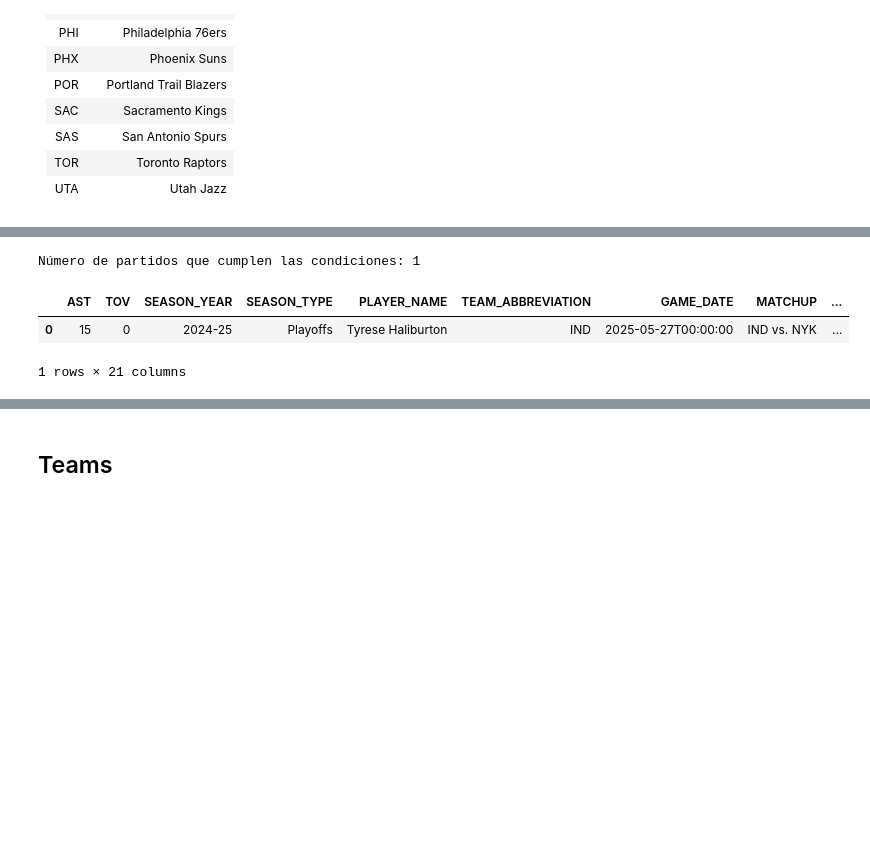
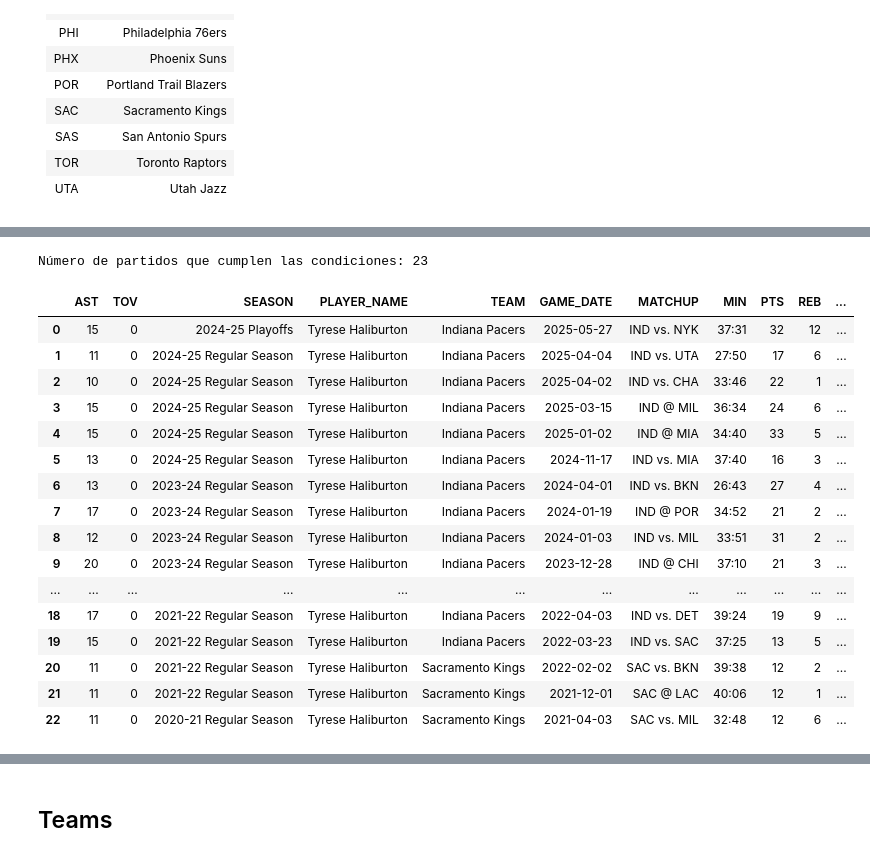
Before and after one commit to joanmii/nba_agent, a Jupyter notebook: nba_toolbox.ipynb, the cells around one changed output, grey strips where cells are left out. Drawn from its saved outputs; the diff is of its cells as text; code cells hidden in the pictures; blank space fills up the shorter version.

```diff
--- a/nba_toolbox.ipynb
+++ b/nba_toolbox.ipynb
@@ -671,17 +796,31 @@ def get_player_games(player_name: str, season: str = None, season_type: str = No
 
         df = pd.concat(all_logs, ignore_index=True) if all_logs else pd.DataFrame()
 
-    # Si se solicita, limitar a los últimos `last_x` partidos
+    if not df.empty:
+        df['GAME_DATE'] = pd.to_datetime(df['GAME_DATE']).dt.date
+        df['MIN'] = df['MIN_SEC']
+        df['SEASON_YEAR'] = df['SEASON_YEAR'] + ' ' + df['SEASON_TYPE']
+        df = df.drop_duplicates(subset=['GAME_ID'], keep='first')
+        df = df.drop(columns=['NICKNAME', 'TEAM_ABBREVIATION', 'PFD', 'WNBA_FANTASY_PTS', 'AVAILABLE_FLAG', 'MIN_SEC', 'TEAM_COUNT', 'SEASON_TYPE'])
+        df = df.rename(columns={"SEASON_YEAR": "SEASON","TEAM_NAME": "TEAM"})
+        prioridad = ['SEASON', 'PLAYER_NAME', 'TEAM', 'GAME_DATE', 'MATCHUP', 'WL','MIN', "PTS", "REB", "AST", 'STL', 'BLK']
+        resto = [c for c in df.columns if c not in prioridad and not c.endswith("_ID")]
+        resto = [c for c in resto if c not in prioridad and not c.endswith("_RANK")]
+
+        df = df[prioridad + resto]
+
+
     if last_x is not None and not df.empty:
         df = df.sort_values(by="GAME_DATE", ascending=False).head(last_x).reset_index(drop=True)
+    else:
+        df = df.sort_values(by="GAME_DATE", ascending=False).reset_index(drop=True)
 
-    if not df.empty:
-        prioridad = ["PTS", "REB", "AST"]
-        resto = [c for c in df.columns if c not in prioridad and not c.endswith("_ID")]
-        ids = [c for c in df.columns if c.endswith("_ID")]
-
-        df = df[prioridad + resto + ids]
 
     dict_list = df.to_dict(orient="records") if not df.empty else []
+
+    try:
+        display(Image(url=f"https://cdn.nba.com/headshots/nba/latest/1040x760/{player_id}.png", width=100))
+    except:
+        pass
     return df, dict_list
 # %%
@@ -788,8 +929,8 @@ def get_best_game(
     # Columnas prioritarias
     priority_cols = [
         "NBA_FANTASY_PTS", "PTS", "REB", "AST", "STL", "BLK",
-        "SEASON_TYPE", "SEASON_YEAR", "PLAYER_NAME",
-        "TEAM_ABBREVIATION", "GAME_DATE", "MATCHUP", "MIN"
+        "SEASON", "PLAYER_NAME",
+        "TEAM", "GAME_DATE", "MATCHUP", "MIN"
     ]
 
     # Mantener todas las columnas, pero poner primero las prioritarias
@@ -815,4 +961,4 @@ df
 # %%
-df, dict = get_best_game("Luka Doncic", season="2023-24", season_type="Regular Season", top=3)
+df, dict = get_best_game("Luka Doncic", season="2023-24", top=3)
 df
 # %% [output]
@@ -873,8 +1020,8 @@ def count_games(
     stat_cols = list(over_conditions.keys() if over_conditions else []) + \
                 list(under_conditions.keys() if under_conditions else [])
 
-    base_cols = ["SEASON_YEAR", "SEASON_TYPE", "PLAYER_NAME", "TEAM_ABBREVIATION",
-                 "GAME_DATE", "MATCHUP", "MIN", "PTS", "AST", "REB", "BLK", "STL",
+    base_cols = ["SEASON", "PLAYER_NAME", "TEAM",
+                 "GAME_DATE", "MATCHUP", "MIN", "PTS", "REB", "AST", "STL", "BLK",
                  "FGM", "FGA", "FG3M", "FG3A", "TOV", "PF", "FG_PCT", "FG3_PCT", "FT_PCT"]
 
     # Evitar duplicados
@@ -884,7 +1031,7 @@ def count_games(
 
     return len(filtered), filtered
 # %%
-n, df = count_games(player_name="Haliburton", under_conditions ={"TOV":0}, over_conditions={'AST':10}, season="2024-25", season_type="Playoffs")
+n, df = count_games(player_name="Haliburton", under_conditions ={"TOV":0}, over_conditions={'AST':10})
 print(f"Número de partidos que cumplen las condiciones: {n}")
 df
 # %% [output]
@@ -891,7 +1039,21 @@ df
-Número de partidos que cumplen las condiciones: 1
+Número de partidos que cumplen las condiciones: 23
-|  | AST | TOV | SEASON_YEAR | SEASON_TYPE | PLAYER_NAME | TEAM_ABBREVIATION | GAME_DATE | MATCHUP | ... |
-| 0 | 15 | 0 | 2024-25 | Playoffs | Tyrese Haliburton | IND | 2025-05-27T00:00:00 | IND vs. NYK | ... |
+|  | AST | TOV | SEASON | PLAYER_NAME | TEAM | GAME_DATE | MATCHUP | MIN | PTS | REB | ... |
+| 0 | 15 | 0 | 2024-25 Playoffs | Tyrese Haliburton | Indiana Pacers | 2025-05-27 | IND vs. NYK | 37:31 | 32 | 12 | ... |
+| 1 | 11 | 0 | 2024-25 Regular Season | Tyrese Haliburton | Indiana Pacers | 2025-04-04 | IND vs. UTA | 27:50 | 17 | 6 | ... |
+| 2 | 10 | 0 | 2024-25 Regular Season | Tyrese Haliburton | Indiana Pacers | 2025-04-02 | IND vs. CHA | 33:46 | 22 | 1 | ... |
+| 3 | 15 | 0 | 2024-25 Regular Season | Tyrese Haliburton | Indiana Pacers | 2025-03-15 | IND @ MIL | 36:34 | 24 | 6 | ... |
+| 4 | 15 | 0 | 2024-25 Regular Season | Tyrese Haliburton | Indiana Pacers | 2025-01-02 | IND @ MIA | 34:40 | 33 | 5 | ... |
+| 5 | 13 | 0 | 2024-25 Regular Season | Tyrese Haliburton | Indiana Pacers | 2024-11-17 | IND vs. MIA | 37:40 | 16 | 3 | ... |
+| 6 | 13 | 0 | 2023-24 Regular Season | Tyrese Haliburton | Indiana Pacers | 2024-04-01 | IND vs. BKN | 26:43 | 27 | 4 | ... |
+| 7 | 17 | 0 | 2023-24 Regular Season | Tyrese Haliburton | Indiana Pacers | 2024-01-19 | IND @ POR | 34:52 | 21 | 2 | ... |
+| 8 | 12 | 0 | 2023-24 Regular Season | Tyrese Haliburton | Indiana Pacers | 2024-01-03 | IND vs. MIL | 33:51 | 31 | 2 | ... |
+| 9 | 20 | 0 | 2023-24 Regular Season | Tyrese Haliburton | Indiana Pacers | 2023-12-28 | IND @ CHI | 37:10 | 21 | 3 | ... |
+| ... | ... | ... | ... | ... | ... | ... | ... | ... | ... | ... | ... |
+| 18 | 17 | 0 | 2021-22 Regular Season | Tyrese Haliburton | Indiana Pacers | 2022-04-03 | IND vs. DET | 39:24 | 19 | 9 | ... |
+| 19 | 15 | 0 | 2021-22 Regular Season | Tyrese Haliburton | Indiana Pacers | 2022-03-23 | IND vs. SAC | 37:25 | 13 | 5 | ... |
+| 20 | 11 | 0 | 2021-22 Regular Season | Tyrese Haliburton | Sacramento Kings | 2022-02-02 | SAC vs. BKN | 39:38 | 12 | 2 | ... |
+| 21 | 11 | 0 | 2021-22 Regular Season | Tyrese Haliburton | Sacramento Kings | 2021-12-01 | SAC @ LAC | 40:06 | 12 | 1 | ... |
+| 22 | 11 | 0 | 2020-21 Regular Season | Tyrese Haliburton | Sacramento Kings | 2021-04-03 | SAC vs. MIL | 32:48 | 12 | 6 | ... |
-1 rows × 21 columns
 # %%
 def get_triple_doubles(
     player_name: str,
```
Also changed, not shown: parts of 36 cells of this notebook, 1 other file.
